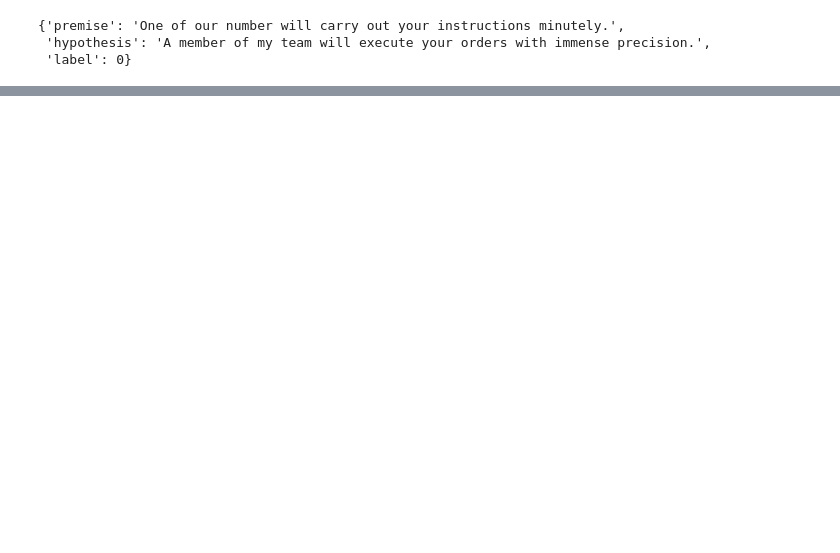
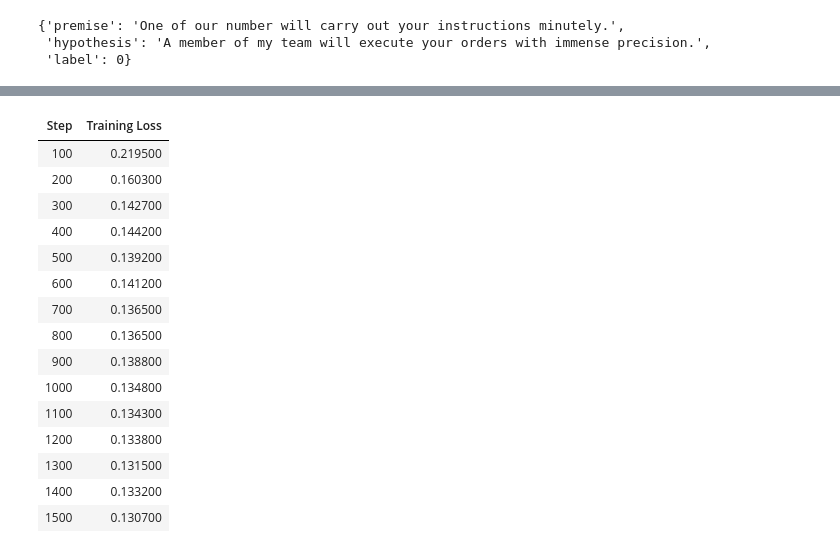
Before and after one commit to kvpratama/gen-ai-playground, a Jupyter notebook: handson-llm/chapter10.ipynb, the cells around one changed output, grey strips where cells are left out. Saved outputs shown, nothing was run; the diff lists cells and outputs as text; code cells hidden in the pictures; blank space fills up the shorter version.

```diff
--- a/handson-llm/chapter10.ipynb
+++ b/handson-llm/chapter10.ipynb
@@ -67,0 +456,72 @@ trainer.train()
+# %%
+# Step 2: Create new sentence pairs
+
+# Prepare the silver dataset by predicting labels with the cross-encoder
+silver = load_dataset("glue", "mnli", split="train").select(range(10_000, 50_000))
+pairs = list(zip(silver['premise'], silver['hypothesis']))
+# %%
+# Step 3: Label new sentence pairs with the fine-tuned cross-encoder (silver dataset)
+
+import numpy as np
+
+# Label the sentence pairs using our fine-tuned cross-encoder
+output = cross_encoder.predict(pairs, apply_softmax=True, show_progress_bar=True)
+silver = pd.DataFrame(
+    {
+        "sentence1": silver["premise"],
+        "sentence2": silver["hypothesis"],
+        "label": np.argmax(output, axis=1)
+    }
+)
+# %%
+# Step 4: Train a bi-encoder (SBERT) on the extended dataset (gold + silver dataset)
+
+# Combine gold + silver
+data = pd.concat([gold, silver], ignore_index=True, axis=0)
+data = data.drop_duplicates(subset=['sentence1', 'sentence2'], keep="first")
+train_dataset = Dataset.from_pandas(data, preserve_index=False)
+
+from sentence_transformers.evaluation import EmbeddingSimilarityEvaluator
+
+# Create an embedding similarity evaluator for stsb
+val_sts = load_dataset('glue', 'stsb', split='validation')
+evaluator = EmbeddingSimilarityEvaluator(
+    sentences1=val_sts["sentence1"],
+    sentences2=val_sts["sentence2"],
+    scores=[score/5 for score in val_sts["label"]],
+    main_similarity="cosine"
+)
+
+from sentence_transformers import losses, SentenceTransformer
+from sentence_transformers.trainer import SentenceTransformerTrainer
+from sentence_transformers.training_args import SentenceTransformerTrainingArguments
+
+# Define model
+embedding_model = SentenceTransformer('bert-base-uncased')
+
+# Loss function
+train_loss = losses.CosineSimilarityLoss(model=embedding_model)
+
+# Define the training arguments
+args = SentenceTransformerTrainingArguments(
+    output_dir="augmented_embedding_model",
+    num_train_epochs=1,
+    per_device_train_batch_size=32,
+    per_device_eval_batch_size=32,
+    warmup_steps=100,
+    fp16=True,
+    eval_steps=100,
+    logging_steps=100,
+    report_to='none',
+)
+
+# Train model
+trainer = SentenceTransformerTrainer(
+    model=embedding_model,
+    args=args,
+    train_dataset=train_dataset,
+    loss=train_loss,
+    evaluator=evaluator
+)
+trainer.train()
+# %% [output]
@@ -67,0 +530,16 @@ trainer.train()
+| Step | Training Loss |
+| 100 | 0.219500 |
+| 200 | 0.160300 |
+| 300 | 0.142700 |
+| 400 | 0.144200 |
+| 500 | 0.139200 |
+| 600 | 0.141200 |
+| 700 | 0.136500 |
+| 800 | 0.136500 |
+| 900 | 0.138800 |
+| 1000 | 0.134800 |
+| 1100 | 0.134300 |
+| 1200 | 0.133800 |
+| 1300 | 0.131500 |
+| 1400 | 0.133200 |
+| 1500 | 0.130700 |
```
Also changed, not shown: parts of 41 cells of this notebook.
